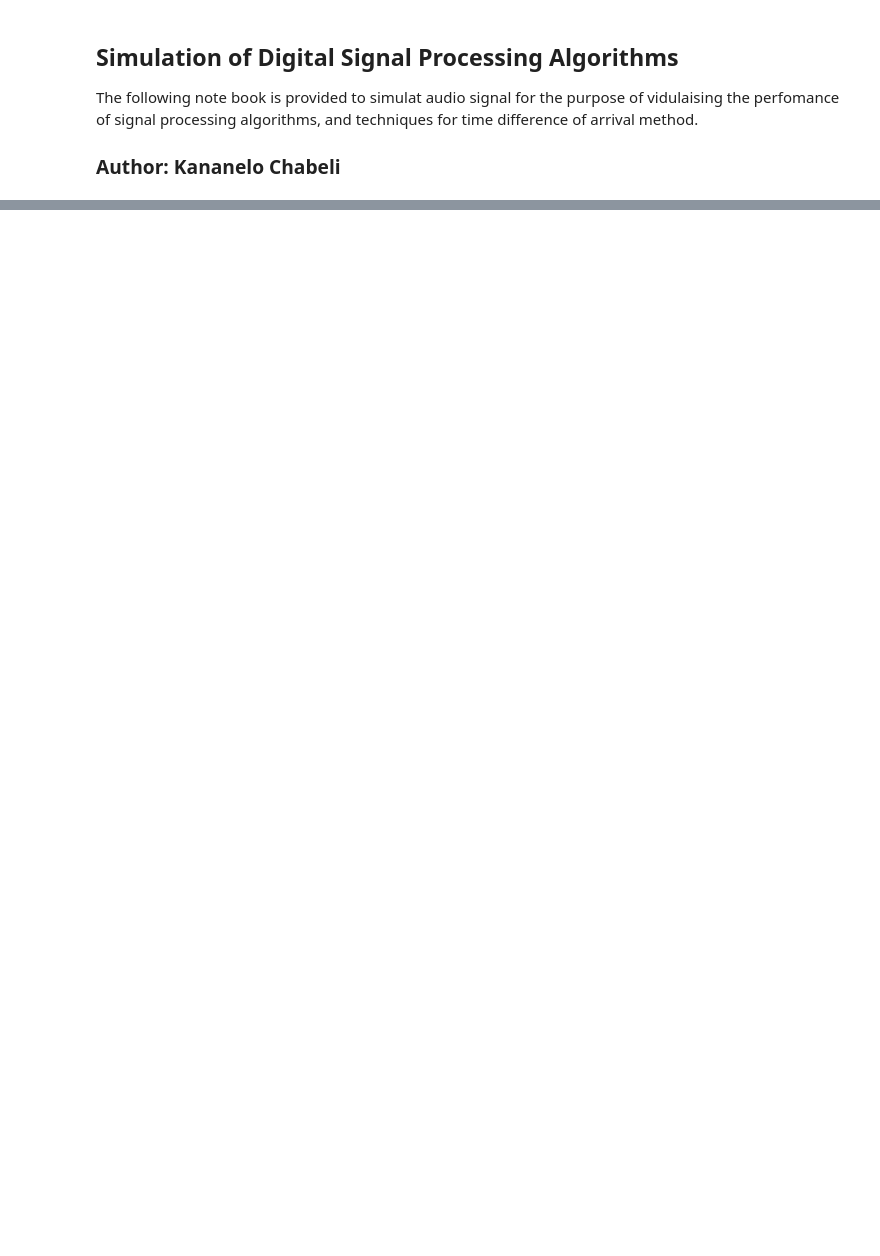
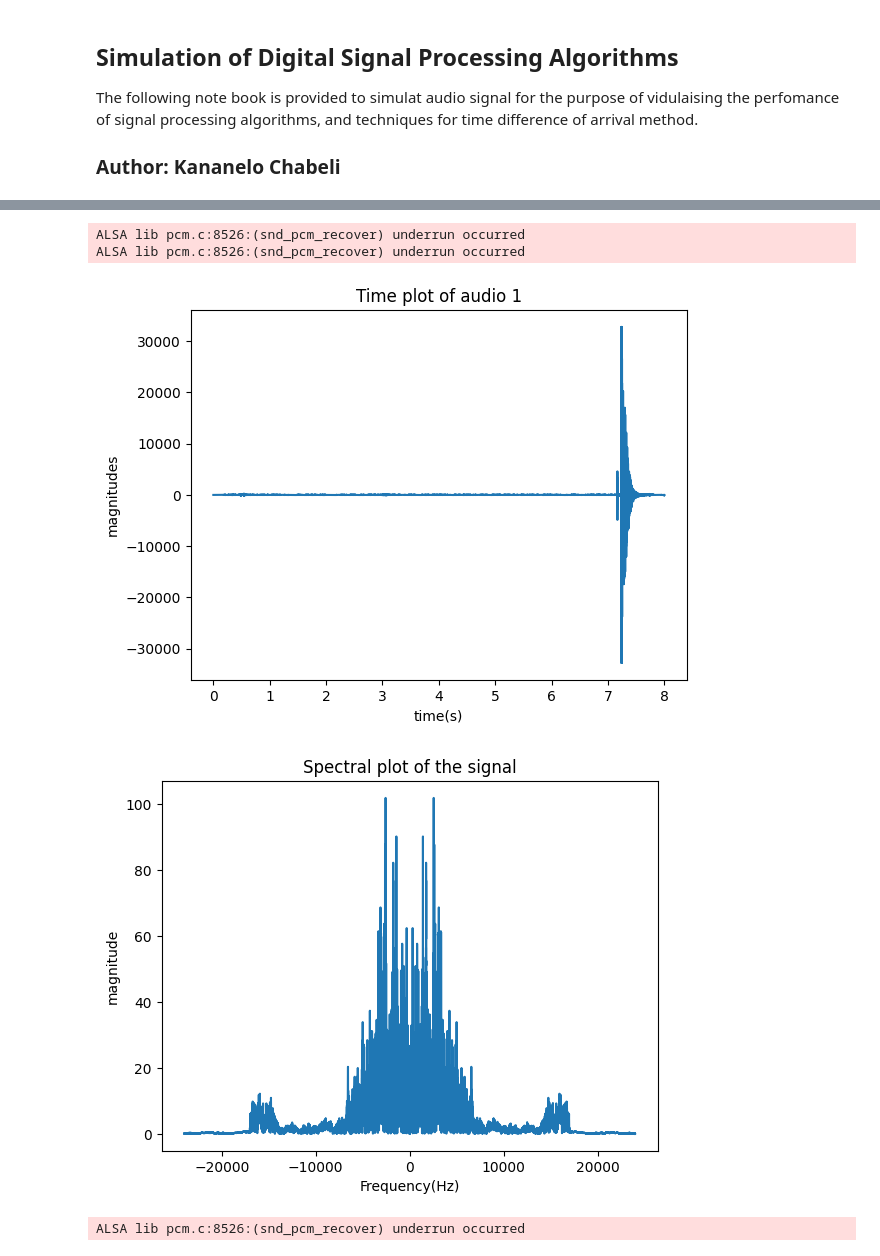
Before and after one commit to Kananelo688/Acoustic-Localization-using-TDoA, a Jupyter notebook: notebooks/Audio_Signal_Simulations.ipynb, the cells around one changed output, grey strips where cells are left out. Saved outputs shown, nothing was run; the diff lists cells and outputs as text; code cells hidden in the pictures; blank space fills up the shorter version.

```diff
--- a/notebooks/Audio_Signal_Simulations.ipynb
+++ b/notebooks/Audio_Signal_Simulations.ipynb
@@ -123,0 +169,13 @@ ALSA lib pcm.c:8526:(snd_pcm_recover) underrun occurred
+# %%
+_7s_audio,rate=read_wav("hit_7s_audio.wav",True)
+t=time_axis(_7s_audio.shape[0],1/rate)
+time_plot(t,_7s_audio,title="Time plot of audio 1")
+f=freq_axis(_7s_audio.shape[0],1/rate)
+spectral_plot(f,_7s_audio,1/rate);
+spectrogral_plot(_7s_audio,rate)
+# %% [output]
+ALSA lib pcm.c:8526:(snd_pcm_recover) underrun occurred
+ALSA lib pcm.c:8526:(snd_pcm_recover) underrun occurred
+[figure, added]
+[figure, added]
+ALSA lib pcm.c:8526:(snd_pcm_recover) underrun occurred
```
Also changed, not shown: parts of 23 cells of this notebook, 6 other files.
